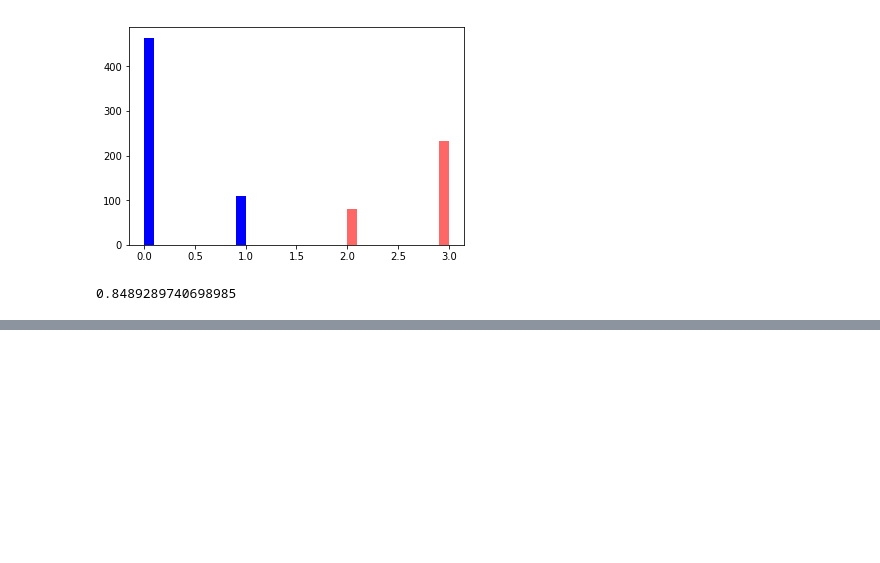
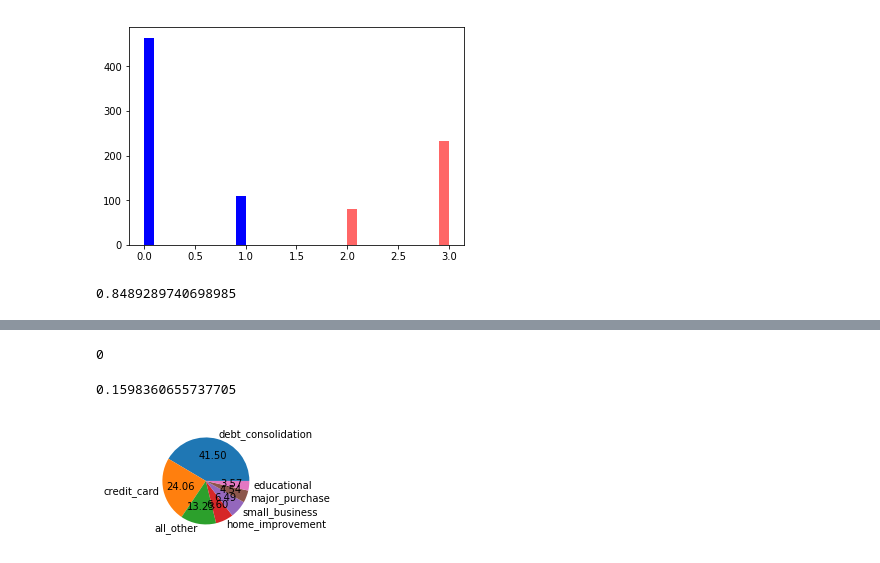
Before and after one commit to sogangori/NH_python, a Jupyter notebook: day_8_tree_titanic.ipynb, the cells around one changed output, grey strips where cells are left out. Cells and saved outputs as stored; diff of their text form; code cells hidden in the pictures; blank space fills up the shorter version.

```diff
--- a/day_8_tree_titanic.ipynb
+++ b/day_8_tree_titanic.ipynb
@@ -97,2 +96,5 @@ display(g)
 # %% [output]
 [drawing not drawn]
+# %%
+loans = pd.read_csv('loans.csv')
+loans.shape
@@ -98,0 +122,15 @@ display(g)
+# %%
+loans = loans.dropna()
+loans.isna().sum().sum()
+# %% [output]
+0
+# %%
+loans['not.fully.paid'].mean()
+# %% [output]
+0.1598360655737705
+# %%
+plt.figure(figsize=(2,2))
+p = plt.pie(loans.purpose.value_counts(),labels=loans.purpose.unique(),
+            autopct='%.2f')
+# %% [output]
+[figure, added]
```
Also changed, not shown: parts of 11 cells of this notebook.
